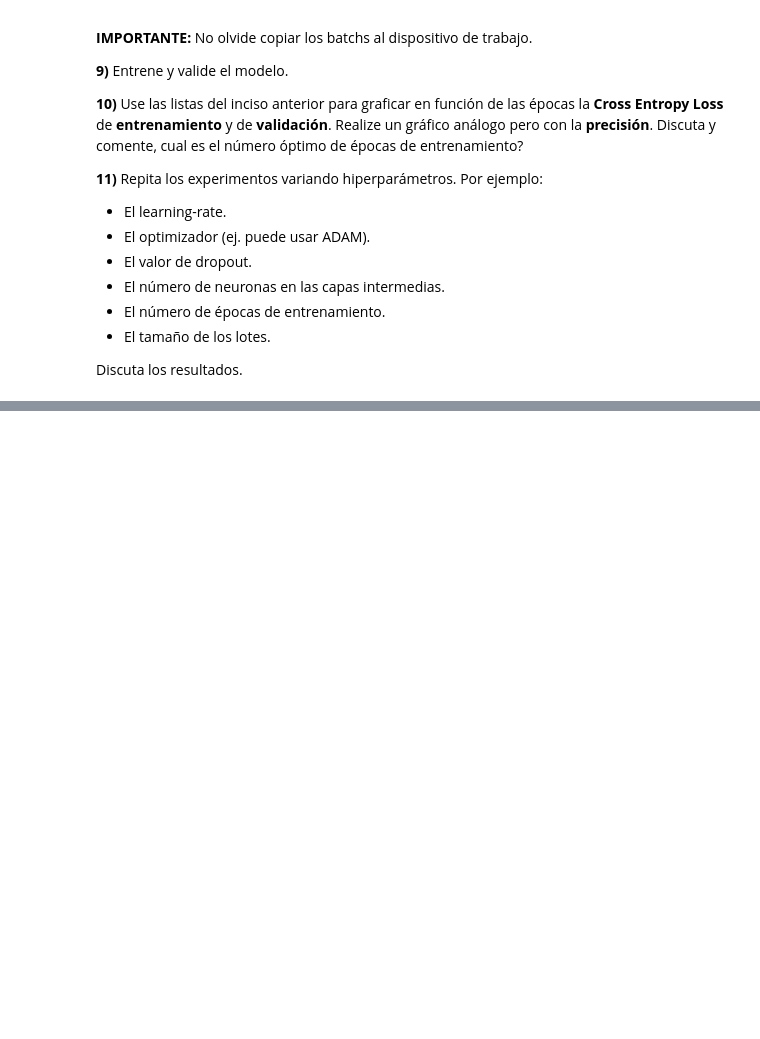
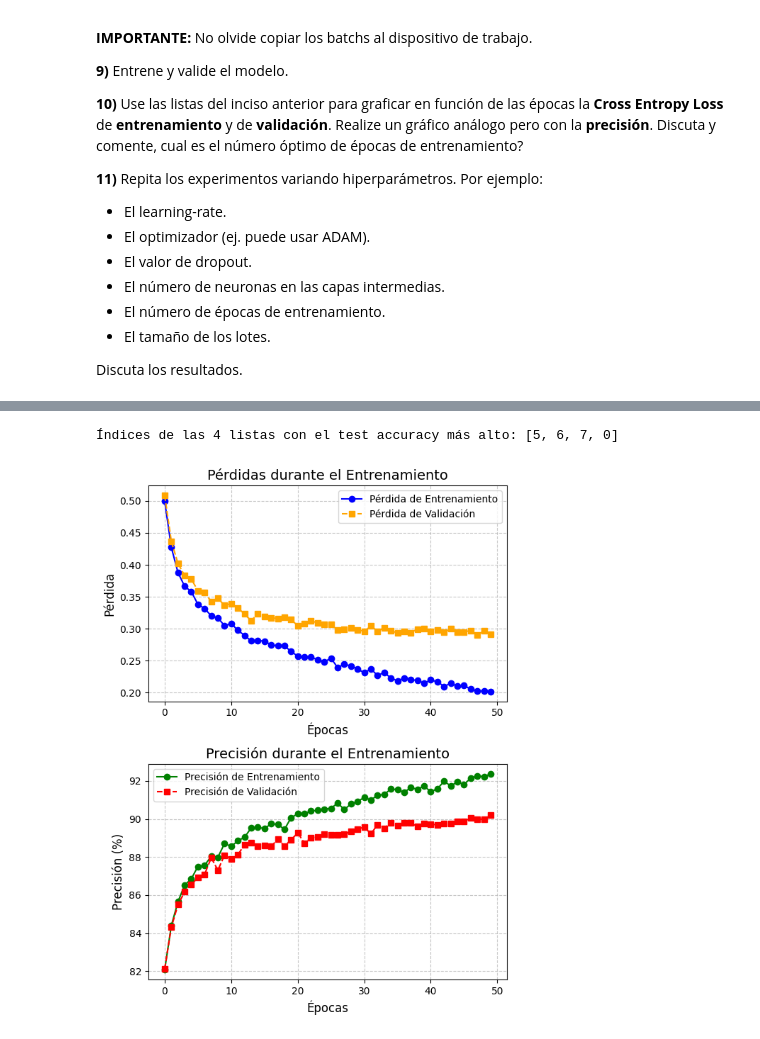
Before and after one commit to SalomoneCro/Neural-Networks, a Jupyter notebook: PyTorch/FashionMNIST.ipynb, the cells around one changed output, grey strips where cells are left out. Drawn from its saved outputs; the diff is of its cells as text; code cells hidden in the pictures; blank space fills up the shorter version.

```diff
--- a/PyTorch/FashionMNIST.ipynb
+++ b/PyTorch/FashionMNIST.ipynb
@@ -326,0 +548,45 @@ plt.show()
+# %%
+#Obtener los índices ordenados por el último valor de la última lista en orden descendente
+sorted_indices = sorted(
+    range(len(accuracys)),
+    key=lambda i: accuracys[i],
+    reverse=True
+)
+
+top_4_indices = sorted_indices[:4]
+
+print("Índices de las 4 listas con el test accuracy más alto:", top_4_indices)
+# %% [output]
+Índices de las 4 listas con el test accuracy más alto: [5, 6, 7, 0]
+# %%
+performance1 = results[5]
+performance2 = results[6]
+performance3 = results[7]
+performance4 = results[0]
+# %%
+fig, ax = plt.subplots(2, 1, figsize=(6, 8))
+
+# Gráfico de pérdidas (Train vs Validation)
+ax[0].plot(performance1[0], label='Pérdida de Entrenamiento', color='blue', linestyle='-', marker='o')
+ax[0].plot(performance1[2], label='Pérdida de Validación', color='orange', linestyle='--', marker='s')
+ax[0].set_title('Pérdidas durante el Entrenamiento', fontsize=14)
+ax[0].set_xlabel('Épocas', fontsize=12)
+ax[0].set_ylabel('Pérdida', fontsize=12)
+ax[0].legend(fontsize=10)
+ax[0].grid(True, linestyle='--', alpha=0.7)
+
+# Gráfico de precisiones (Train vs Validation)
+ax[1].plot(performance1[1], label='Precisión de Entrenamiento', color='green', linestyle='-', marker='o')
+ax[1].plot(performance1[3], label='Precisión de Validación', color='red', linestyle='--', marker='s')
+
+ax[1].set_title('Precisión durante el Entrenamiento', fontsize=14)
+ax[1].set_xlabel('Épocas', fontsize=12)
+ax[1].set_ylabel('Precisión (%)', fontsize=12)
+ax[1].legend(fontsize=10)
+ax[1].grid(True, linestyle='--', alpha=0.7)
+
+plt.tight_layout()
+
+plt.show()
+# %% [output]
+[figure, added]
```
Also changed, not shown: parts of 18 cells of this notebook.
